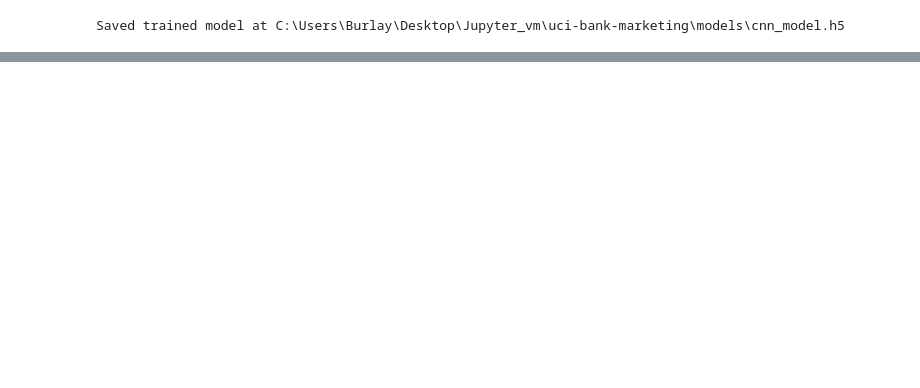
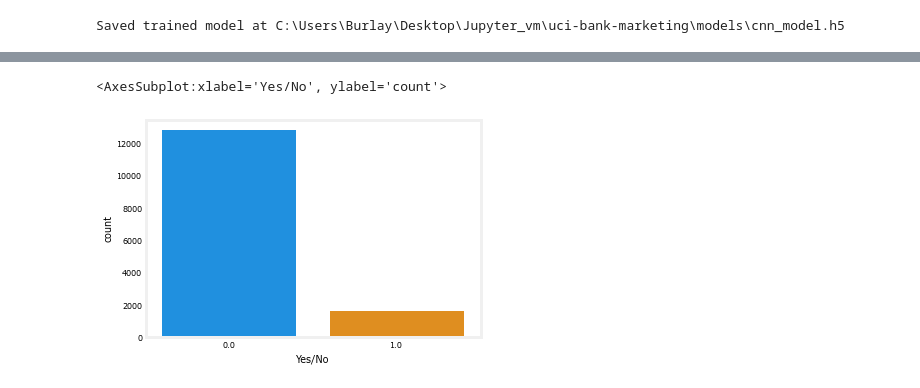
Before and after one commit to vburlay/UCI-Bank-Marketing, a Jupyter notebook: Jupyter Notebook.ipynb, the cells around one changed output, grey strips where cells are left out. Cells and saved outputs as stored; diff of their text form; code cells hidden in the pictures; blank space fills up the shorter version.

```diff
--- a/Jupyter Notebook.ipynb
+++ b/Jupyter Notebook.ipynb
@@ -447,0 +460,5 @@ probability(x_testcnn,y_test,model)
+# %%
+sns.countplot(x='Yes/No', data=df_cnn_res)
+# %% [output]
+<AxesSubplot:xlabel='Yes/No', ylabel='count'>
+[figure, added]
```
Also changed, not shown: parts of 41 cells of this notebook, 3 other files.
